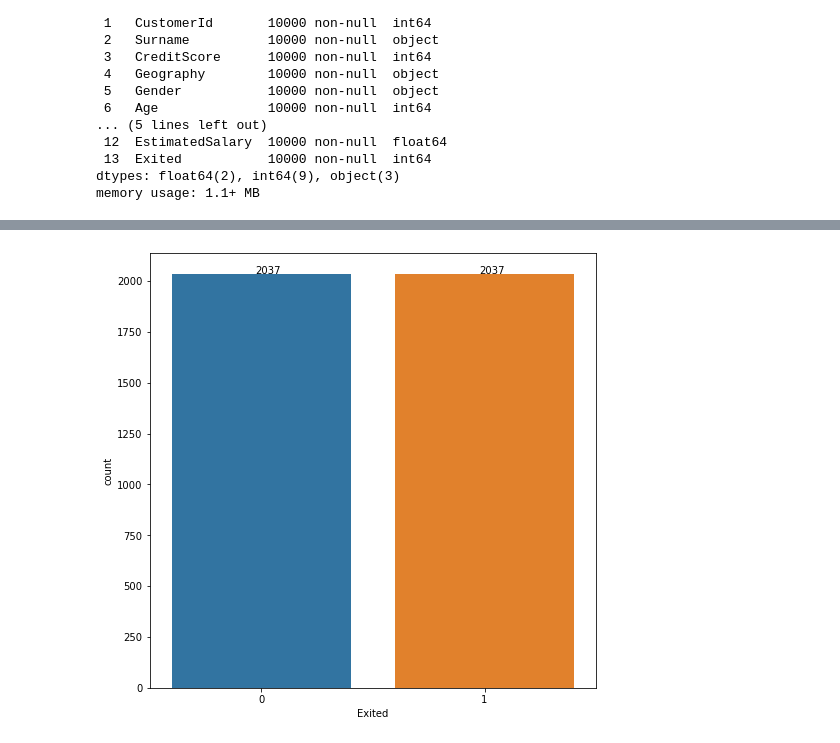
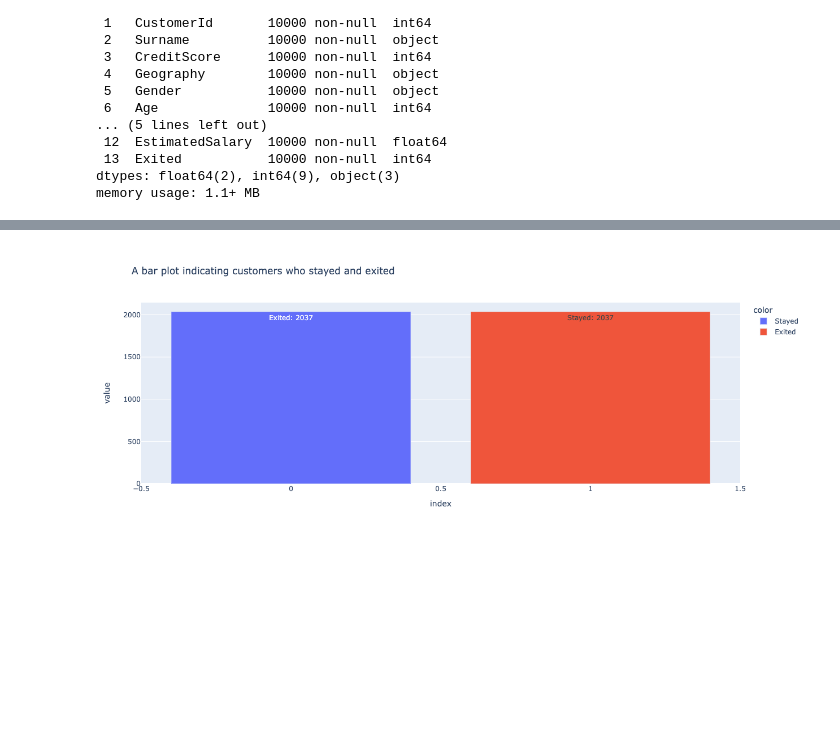
Before and after one commit to oppongk23/Churn_Modelling, a Jupyter notebook: Churn_Modelling.ipynb, the cells around one changed output, grey strips where cells are left out. Cells and saved outputs as stored; diff of their text form; code cells hidden in the pictures; blank space fills up the shorter version.

```diff
--- a/Churn_Modelling.ipynb
+++ b/Churn_Modelling.ipynb
@@ -192,11 +249,10 @@ balanced_df.head()
 # %%
 #Visualising both classes
-plt.figure(figsize=(8, 8))
-ax = sns.countplot(x="Exited", data=balanced_df)
-for p, label in zip(ax.patches, balanced_df["Exited"].value_counts()):
-    ax.annotate(label, (p.get_x()+0.375, p.get_height()+0.15))
+dictionary = {0:"Stayed", 1:"Exited"}
+label_dict = {0:"Stayed: " + str(len(balanced_df[balanced_df["Exited"] == 0])), 1:"Exited: "+ str(len(balanced_df[balanced_df["Exited"] == 1]))}
+px.bar(balanced_df["Exited"].value_counts(), width=700, height=500, color= dictionary, text=[label_dict[balanced_df["Exited"].unique()[1]],label_dict[balanced_df["Exited"].unique()[0]]], title="A bar plot indicating customers who stayed and exited")
 # %% [output]
-[figure, old version]
+[figure, new version]
 # %%
 # Defining our dependent and independent variables
 X = balanced_df.drop(columns = ["RowNumber", "CustomerId", "Surname", "Exited"])
```
Also changed, not shown: parts of 34 cells of this notebook.
